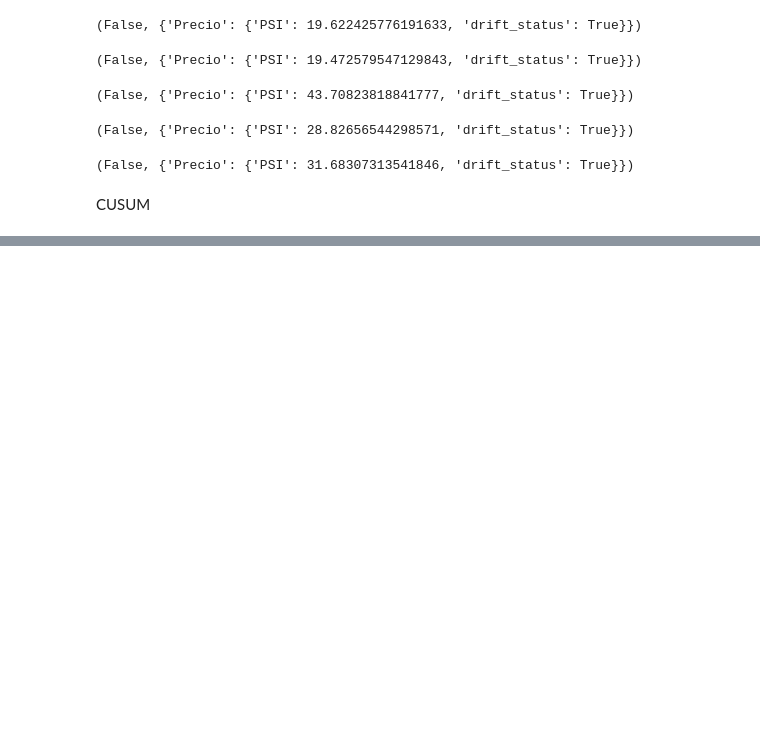
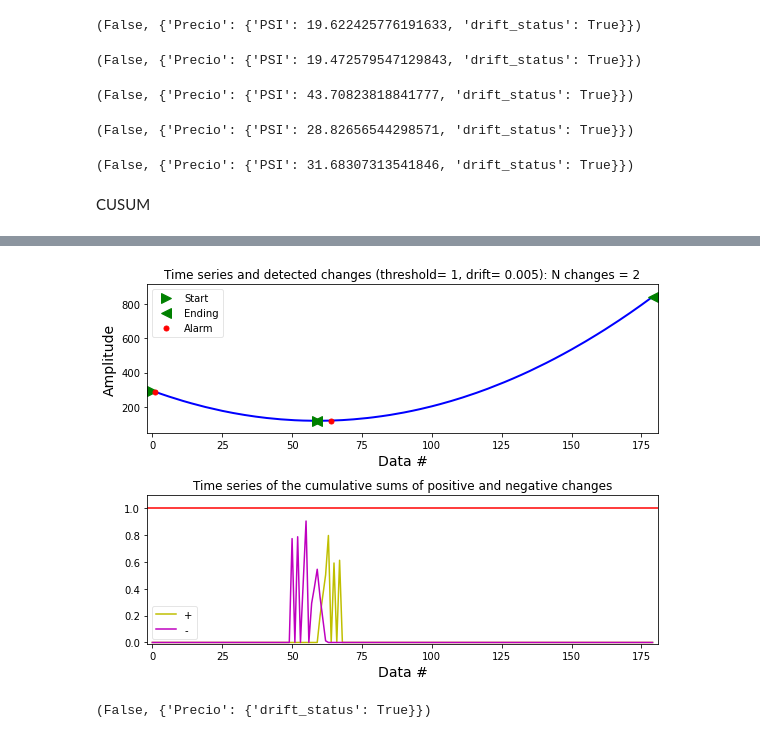
Before and after one commit to davidraamirez/drift-detection_data-augmentation, a Jupyter notebook: validacion/VAL_MODELOS.ipynb, the cells around one changed output, grey strips where cells are left out. Cells and saved outputs as stored; diff of their text form; code cells hidden in the pictures; blank space fills up the shorter version.

```diff
--- a/validacion/VAL_MODELOS.ipynb
+++ b/validacion/VAL_MODELOS.ipynb
@@ -1174,0 +1191,5 @@ CUSUM
+# %%
+detect_dataset_drift_cusum(df3,threshold_cusum,drift_cusum)
+# %% [output]
+[figure, added]
+(False, {'Precio': {'drift_status': True}})
```
Also changed, not shown: parts of 8 cells of this notebook.
